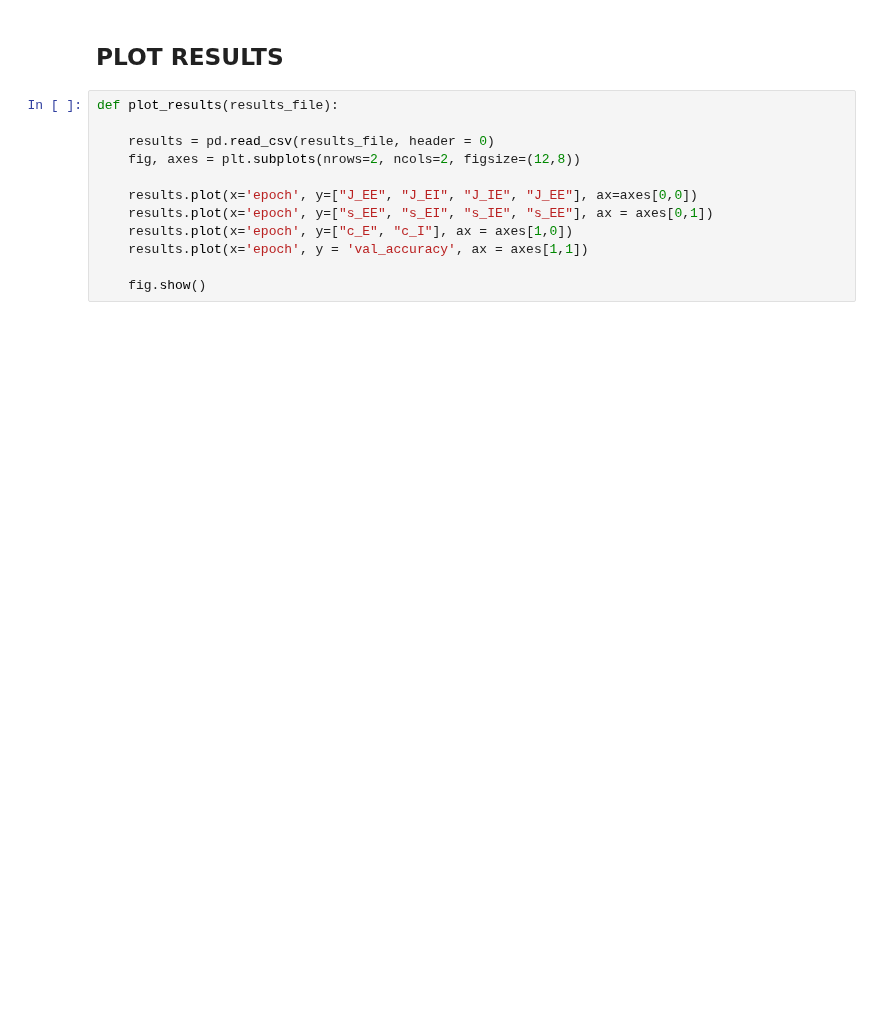
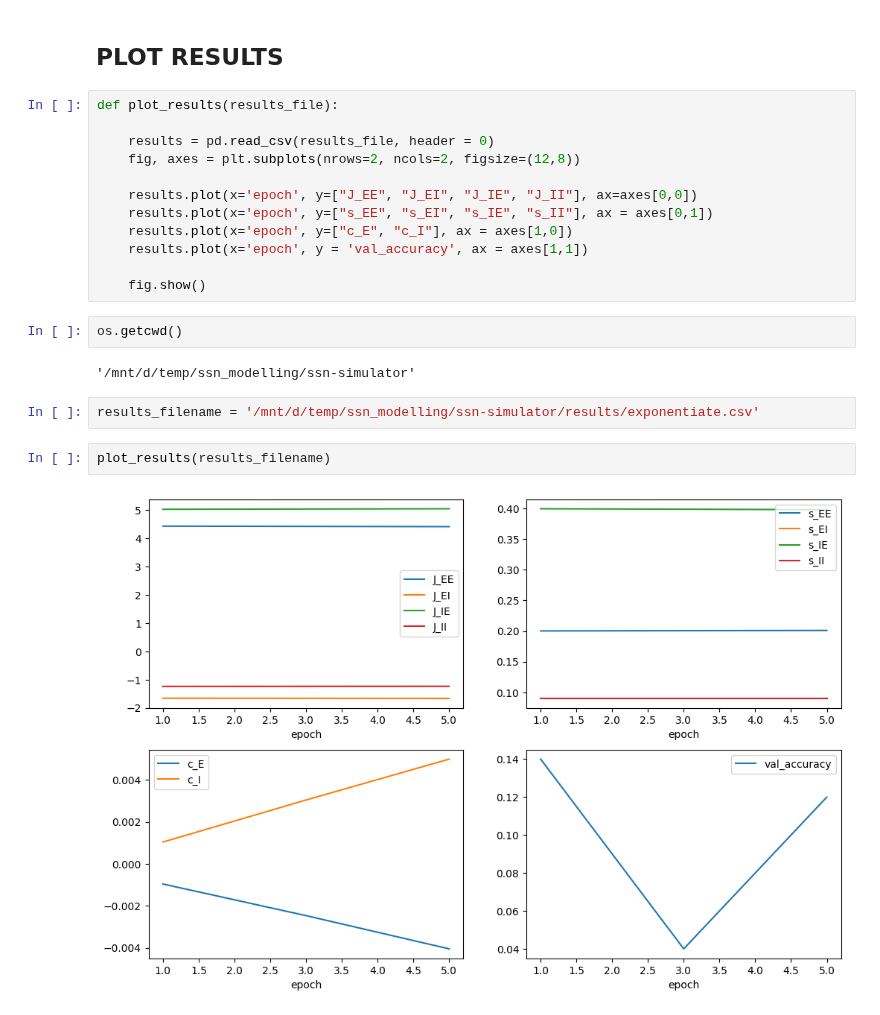
Before and after one commit to clarapecci/SSN_VPL, a Jupyter notebook: 2D_model_new_constant.ipynb, the cells around one changed output. Saved outputs shown, nothing was run; the diff lists cells and outputs as text; blank space fills up the shorter version.

```diff
--- a/2D_model_new_constant.ipynb
+++ b/2D_model_new_constant.ipynb
@@ -390,12 +514,22 @@ def plot_results(results_file):
     results = pd.read_csv(results_file, header = 0)
     fig, axes = plt.subplots(nrows=2, ncols=2, figsize=(12,8))
 
-    results.plot(x='epoch', y=["J_EE", "J_EI", "J_IE", "J_EE"], ax=axes[0,0])
-    results.plot(x='epoch', y=["s_EE", "s_EI", "s_IE", "s_EE"], ax = axes[0,1])
+    results.plot(x='epoch', y=["J_EE", "J_EI", "J_IE", "J_II"], ax=axes[0,0])
+    results.plot(x='epoch', y=["s_EE", "s_EI", "s_IE", "s_II"], ax = axes[0,1])
     results.plot(x='epoch', y=["c_E", "c_I"], ax = axes[1,0])
     results.plot(x='epoch', y = 'val_accuracy', ax = axes[1,1])
 
     fig.show()
+# %%
+os.getcwd()
+# %% [output]
+'/mnt/d/temp/ssn_modelling/ssn-simulator'
+# %%
+results_filename = '/mnt/d/temp/ssn_modelling/ssn-simulator/results/exponentiate.csv'
+# %%
+plot_results(results_filename)
+# %% [output]
+[figure, added]
 # %%
 plot_results(results_filename)
 # %% [output]
```
Also changed, not shown: parts of 31 cells of this notebook.
